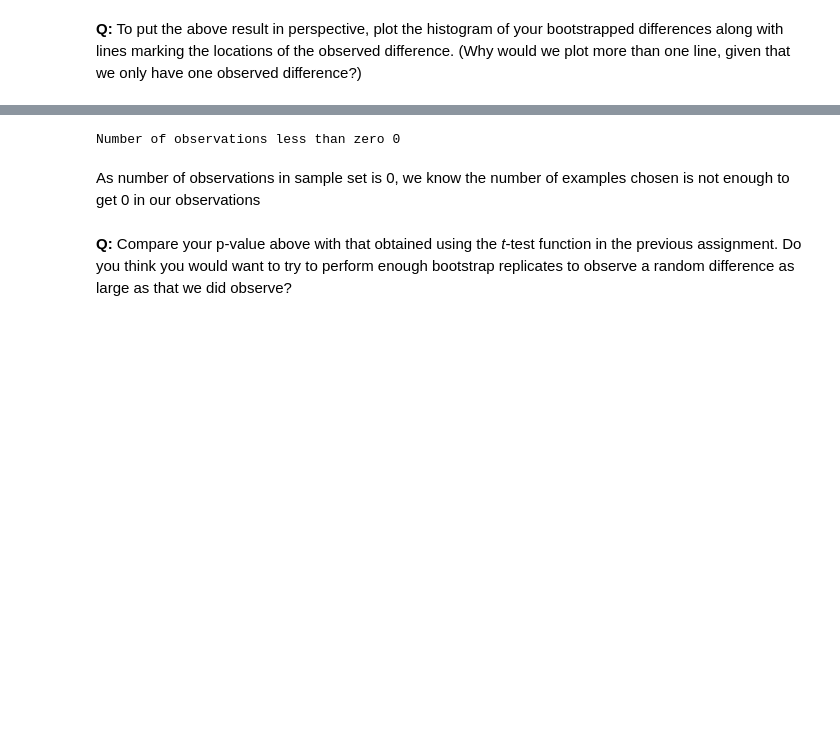
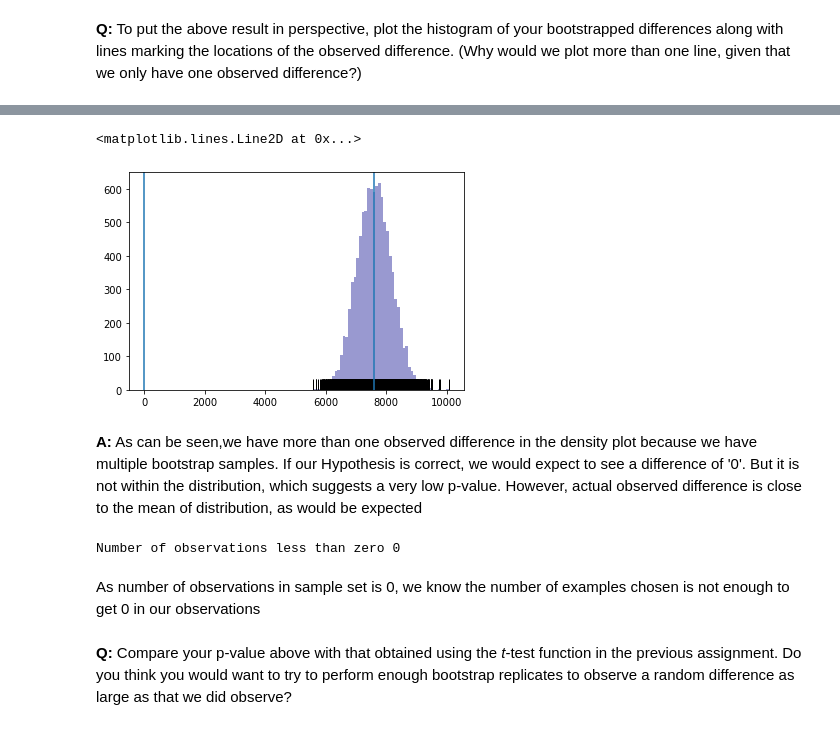
Before and after one commit to PavanPoosarla01/Springboard, a Jupyter notebook: Unit 8/submission_inferential_statistics_2-Q.ipynb, the cells around one changed output, grey strips where cells are left out. Drawn from its saved outputs; the diff is of its cells as text; code cells hidden in the pictures; blank space fills up the shorter version.

```diff
--- a/Unit 8/submission_inferential_statistics_2-Q.ipynb
+++ b/Unit 8/submission_inferential_statistics_2-Q.ipynb
@@ -112,3 +116,6 @@ Difference between std of 2 samples is 7596.256408655178
+# %%
+# Observed difference between samples
+obs_diff = np.mean(insured.charges)-np.mean(non_insured.charges)
 # %%
 # Plot the histogram of the distribution of difference between insured and non insured charges
 _ = plt.hist(bs_difference, bins=30, normed=True)
@@ -168,3 +174,16 @@ __A:__ Done
+# %%
+sns.distplot(bs_mean_diff, hist = True, kde = False, rug = True,
+             color = 'darkblue',
+             kde_kws={'linewidth': 3},
+             rug_kws={'color': 'black'})
+plt.axvline(x=0, ymin=0, ymax=1)
+plt.axvline(x=obs_diff, ymin=0, ymax=1)
+# %% [output]
+<matplotlib.lines.Line2D at 0x...>
+[figure, added]
+# %% [markdown]
+__A:__ As can be seen,we have more than one observed difference in the density plot because we have multiple bootstrap samples. If our Hypothesis is correct, we would expect to see a difference of '0'. But it is not within the distribution, which suggests a very low p-value.
+However, actual observed difference is close to the mean of distribution, as would be expected
 # %%
 # lets calculate the p-value
 print ('Number of observations less than zero',np.sum(bs_mean_diff<=0))
```
Also changed, not shown: parts of 5 cells of this notebook.
